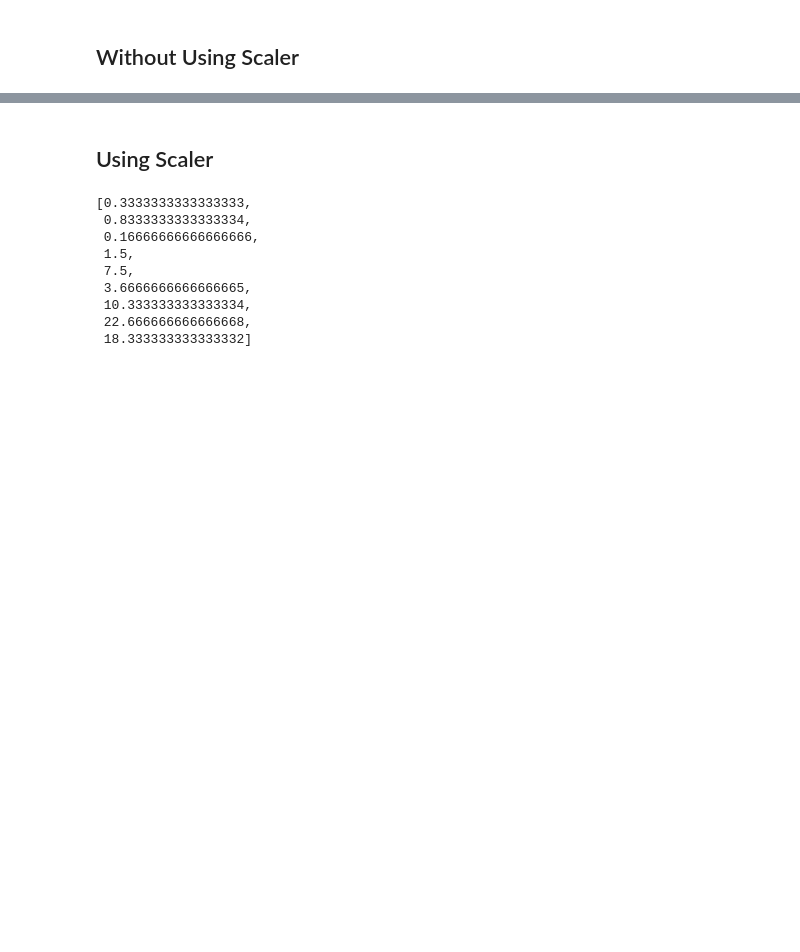
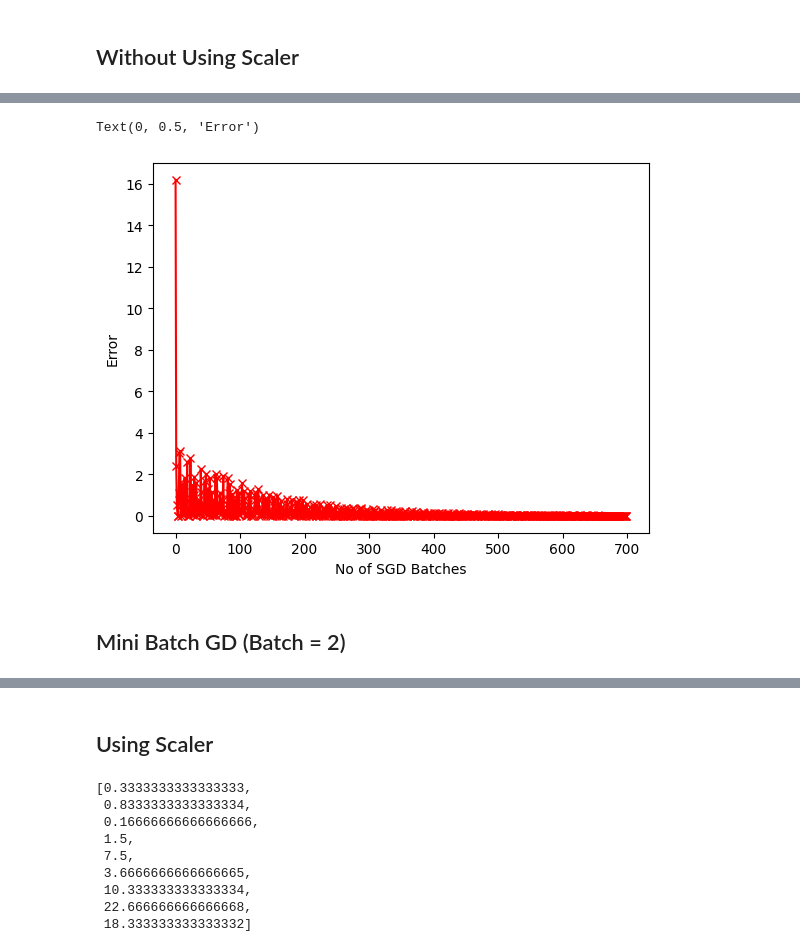
Before and after one commit to FallenRiser/ml-from-scratch, a Jupyter notebook: linear-regression/simple_linear_regression.ipynb, the cells around one changed output, grey strips where cells are left out. Saved outputs shown, nothing was run; the diff lists cells and outputs as text; code cells hidden in the pictures; blank space fills up the shorter version.

Commit message:
Implemented Batching for SGD and Mini Batch GD - Inefficient and naive Method

```diff
--- a/linear-regression/simple_linear_regression.ipynb
+++ b/linear-regression/simple_linear_regression.ipynb
@@ -87,0 +90,2 @@ Text(0, 0.5, 'Error')
+# %%
+model2 = SimpleLinearRegression(num_epochs=500).fit(train_x, train_y, batch_size=1)
@@ -87,0 +124,9 @@ Text(0, 0.5, 'Error')
+# %%
+plt.plot(model2.loss_history,marker="x", color="red")
+plt.xlabel("No of SGD Batches")
+plt.ylabel("Error")
+# %% [output]
+Text(0, 0.5, 'Error')
+[figure, added]
+# %% [markdown]
+## Mini Batch GD (Batch  = 2)
```
Also changed, not shown: parts of 13 cells of this notebook.
